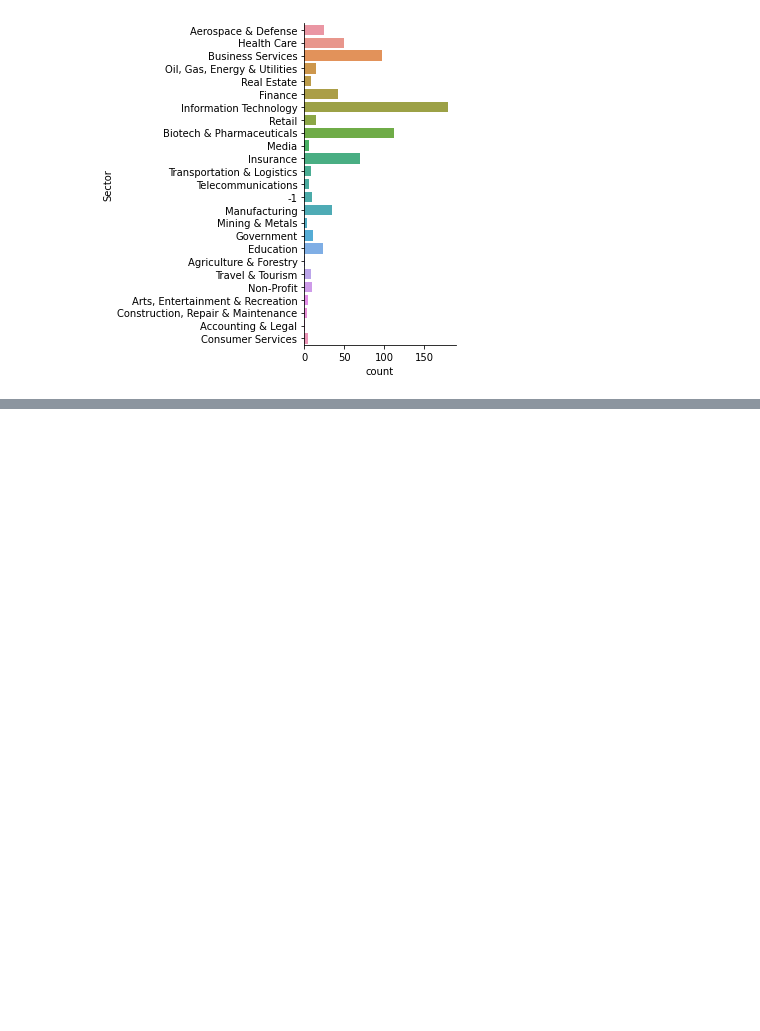
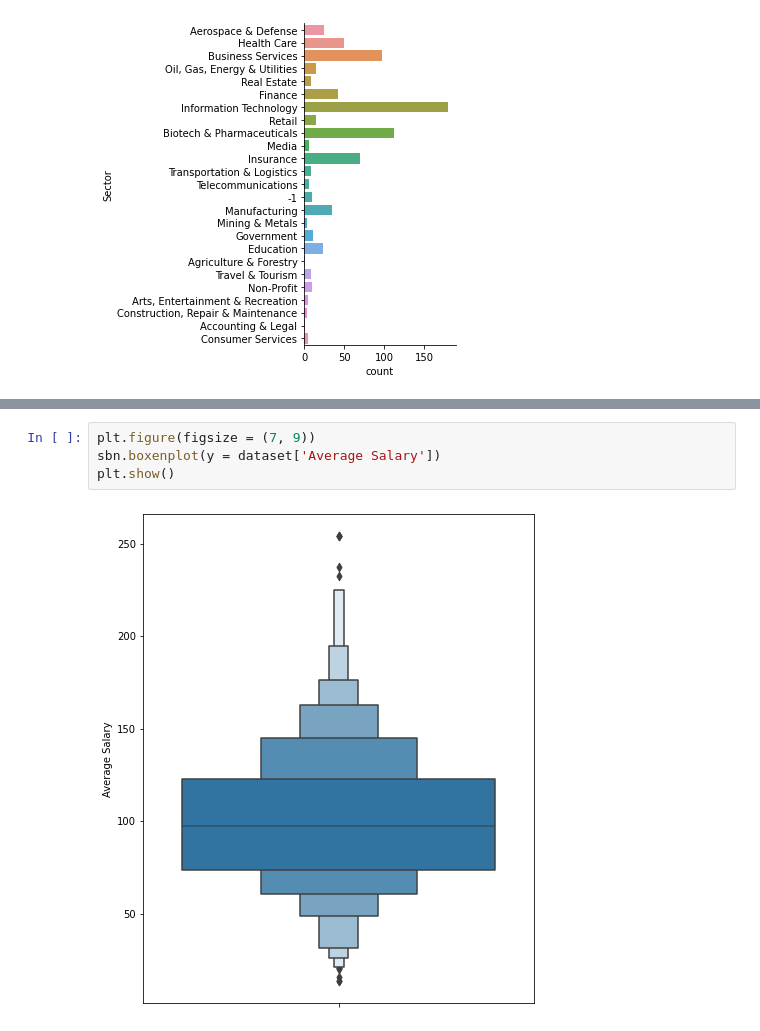
Before and after one commit to vimalkkumar/Glassdoor_DS_Salary, a Jupyter notebook: glassdoor_ds_eda.ipynb, the cells around one changed output, grey strips where cells are left out. Cells and saved outputs as stored; diff of their text form; blank space fills up the shorter version.

```diff
--- a/glassdoor_ds_eda.ipynb
+++ b/glassdoor_ds_eda.ipynb
@@ -514,0 +520,6 @@ plt.show()
+# %%
+plt.figure(figsize = (7, 9))
+sbn.boxenplot(y = dataset['Average Salary'])
+plt.show()
+# %% [output]
+[figure, added]
```
Also changed, not shown: parts of 3 cells of this notebook.
